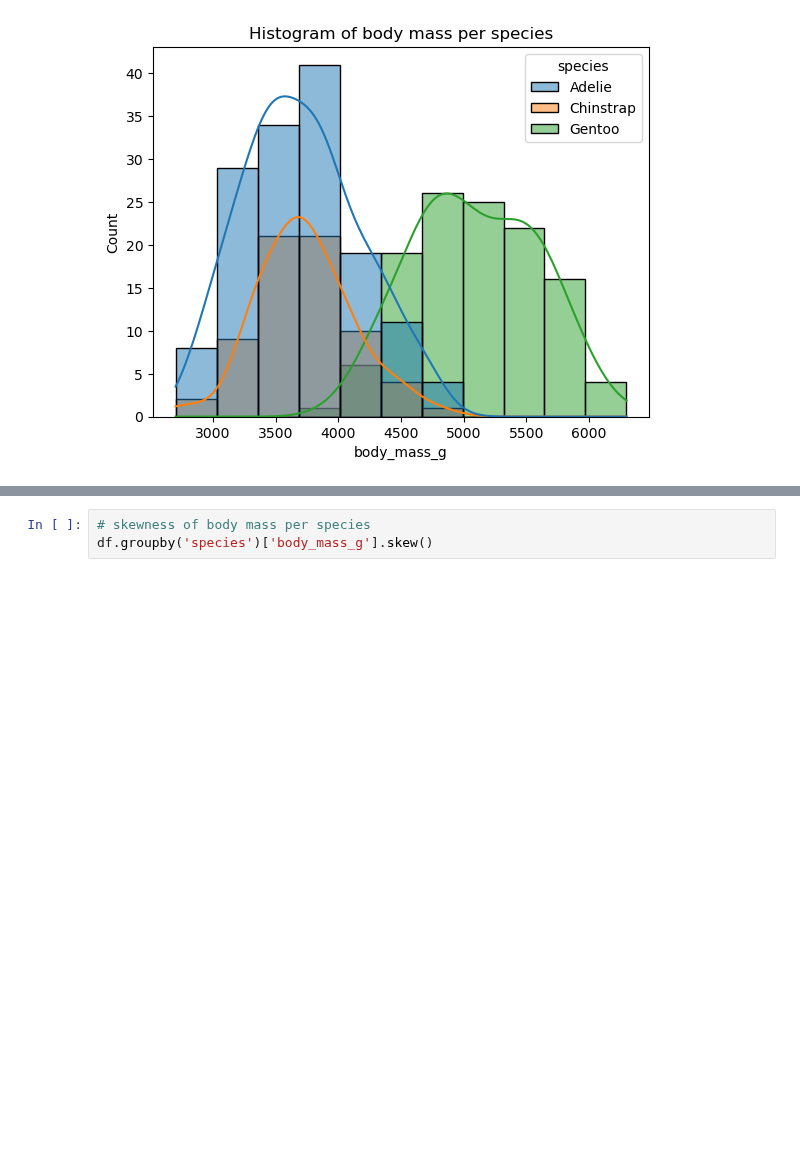
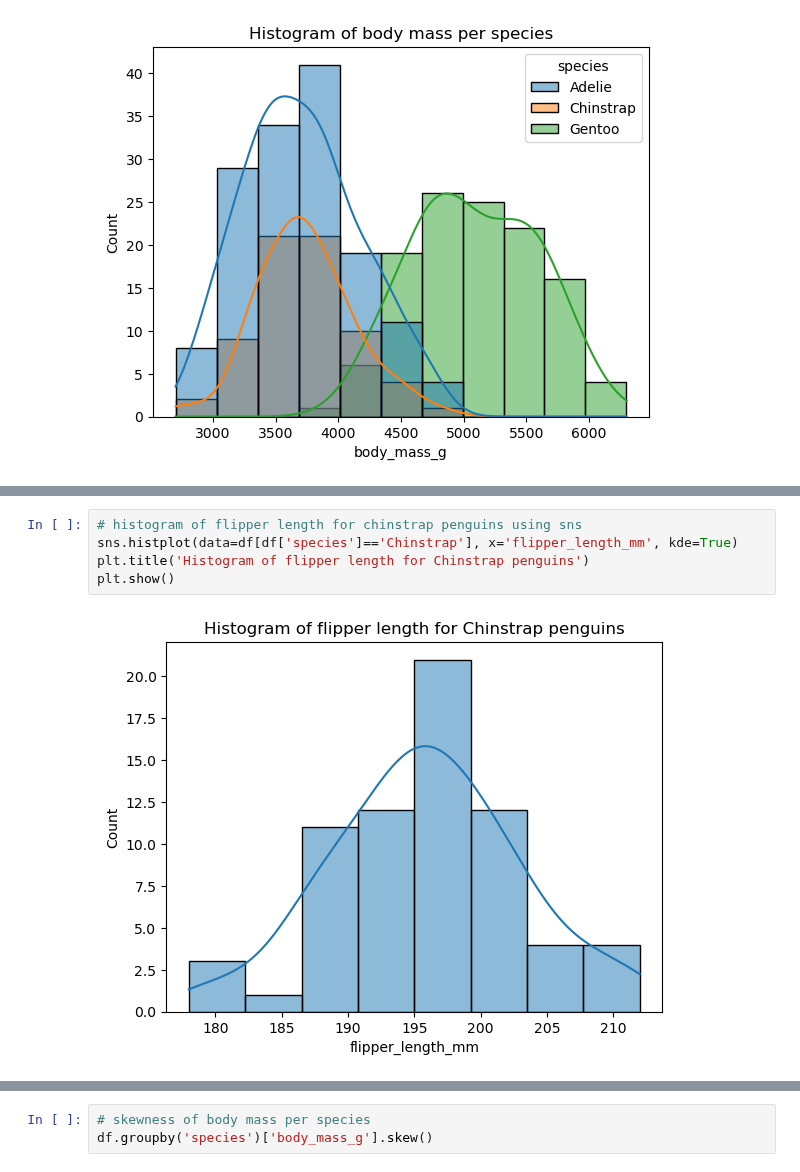
Before and after one commit to L-g00438909/my_work, a Jupyter notebook: penguins.ipynb, the cells around one changed output, grey strips where cells are left out. Drawn from its saved outputs; the diff is of its cells as text; blank space fills up the shorter version.

```diff
--- a/penguins.ipynb
+++ b/penguins.ipynb
@@ -482,0 +502,7 @@ plt.show()
+# %%
+# histogram of flipper length for chinstrap penguins using sns
+sns.histplot(data=df[df['species']=='Chinstrap'], x='flipper_length_mm', kde=True)
+plt.title('Histogram of flipper length for Chinstrap penguins')
+plt.show()
+# %% [output]
+[figure, added]
```
Also changed, not shown: parts of 6 cells of this notebook, 3 other files.
